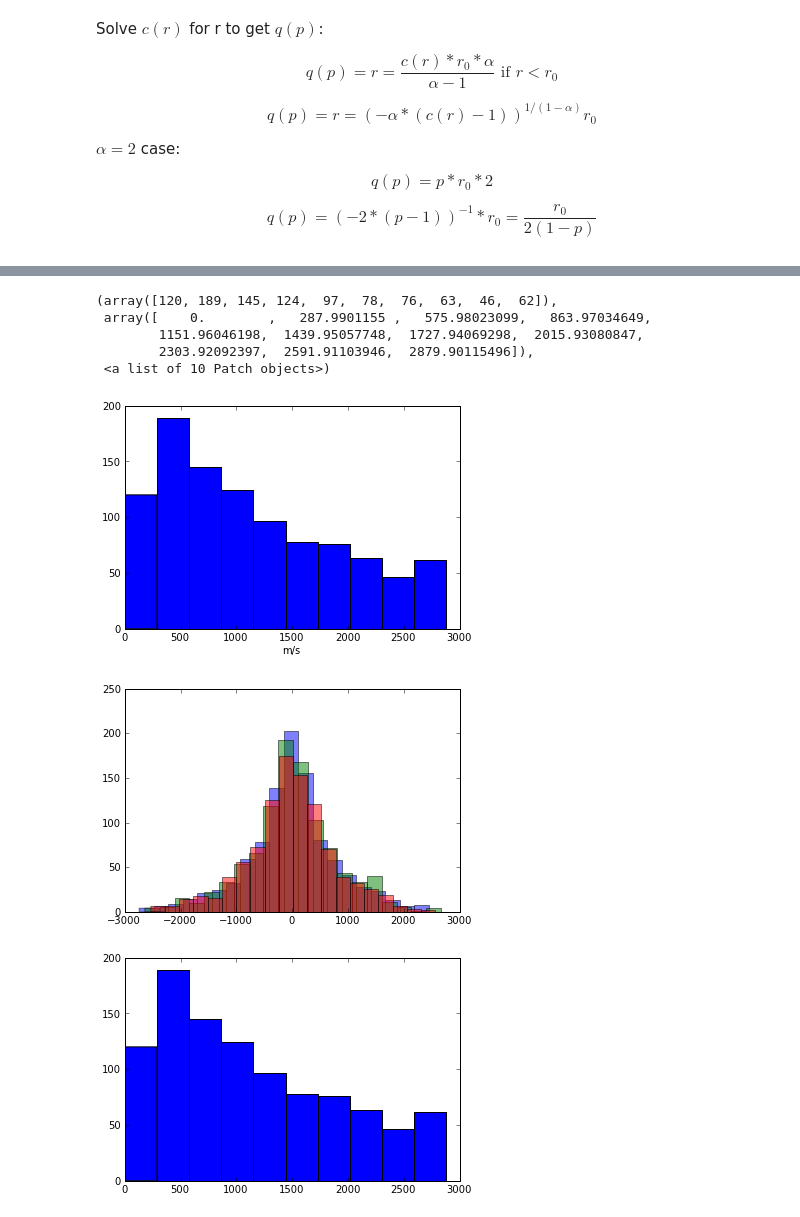
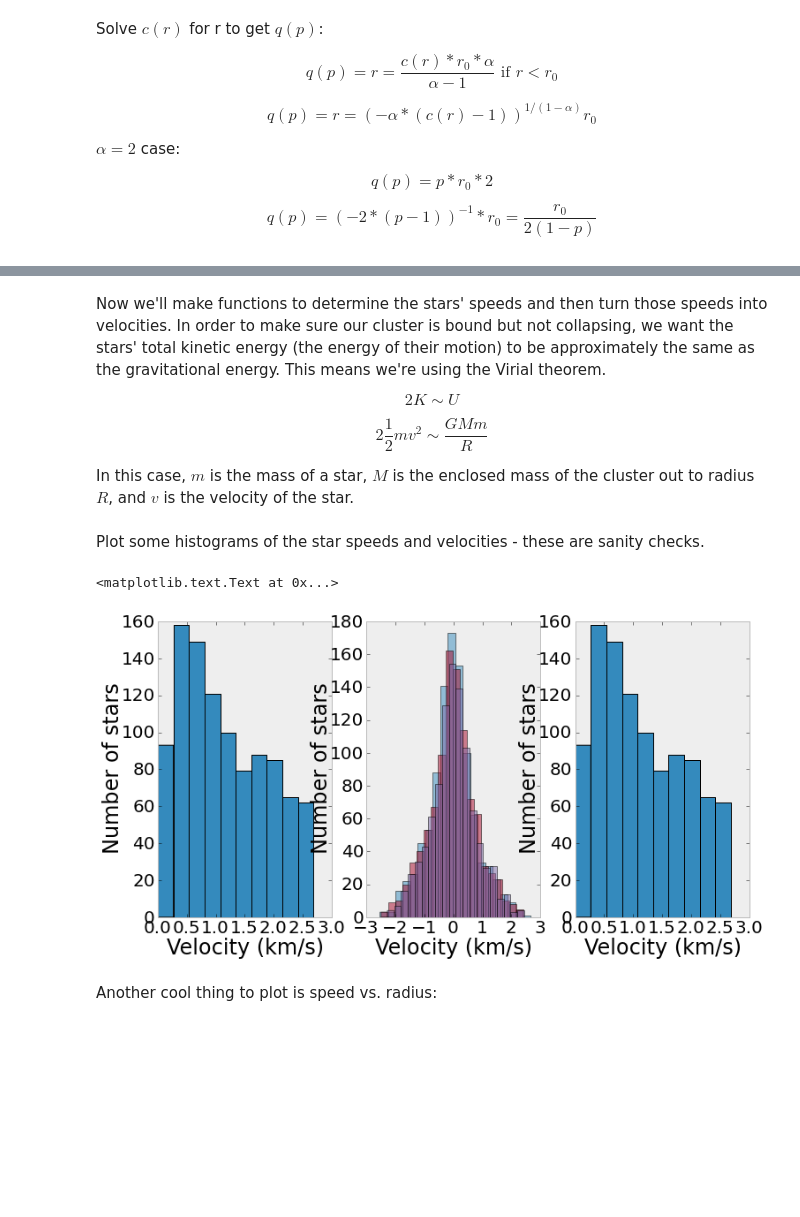
Before and after one commit to hongliliu/astr2600_notebooks, a Jupyter notebook: SamplingFromDistributions.ipynb, the cells around one changed output, grey strips where cells are left out. Cells and saved outputs as stored; diff of their text form; code cells hidden in the pictures; blank space fills up the shorter version.

```diff
--- a/SamplingFromDistributions.ipynb
+++ b/SamplingFromDistributions.ipynb
@@ -20,0 +123,9 @@ print x[np.searchsorted(c_normal(x),0.5)]
+# %%
+# make our "x-array" go from -3-sigma to 3-sigma
+x = linspace(-3,3,1000)
+# compute the CDF
+cdf = c_normal(x)
+# Hunt for our p-value
+p = 0.85
+a = np.searchsorted(cdf,p)
+print "For probability p=%f, the index is %i, and the score is %f" % (p,a,x[a])
@@ -136,9 +302,7 @@ figure(1); clf()
 figure(2); clf()
 for ii in xrange(10):
     r = np.random.rand(1000)
-    figure(1)
+    figure(1); xlabel("Radius"); ylabel("Number of Stars")
     hist(q_cluster(r,alpha=3),bins=linspace(0,100),log=True,alpha=0.3)
-    figure(2)
-    hist(r,bins=linspace(0,1,50),alpha=0.3)
     print "rmax: ",r.max()," q(rmax): ",q_cluster(r.max())," c(q(rmax)): ",c_cluster(q_cluster(r.max()))
 # %% [output]
@@ -157,5 +321,6 @@ rmax:  0.999567075469  q(rmax):  1154.93570832  c(q(rmax)):  0.999567075469
 # %%
 def rand_xyz(r):
+    """This function takes a scalar random variable and turns it into a 3D random vector"""
     randx,randy,randz = rand(r.size)*2-1,rand(r.size)*2-1,rand(r.size)*2-1
     norm = (randx**2+randy**2+randz**2)**0.5
     randx = randx/norm * r
@@ -195,6 +366,15 @@ def star_velocity(enclosed_mass, radius, starmass=1.):
 # %%
-star_masses = 10**np.random.randn(1000) * 2e30
-star_radii = (cluster3x**2+cluster3y**2+cluster3z**2)**0.5 * 3.08e16
+x_randn = np.random.randn(1000)
+star_masses = 10**x_randn * 2e30 # in kilograms
+star_radii = cluster3_r * 3.08e16 # in meters
+# %% [markdown]
+Now we'll make functions to determine the stars' speeds and then turn those speeds into velocities.  In order to make sure our cluster is bound but not collapsing, we want the stars' total kinetic energy (the energy of their motion) to be approximately the same as the gravitational energy.  This means we're using the Virial theorem.
+
+$$2K \sim U$$
+
+$$2 \frac{1}{2} m v^2 \sim \frac{G M m}{R}$$
+
+In this case, $m$ is the mass of a star, $M$ is the enclosed mass of the cluster out to radius $R$, and $v$ is the velocity of the star.
 # %%
 def star_speeds(star_masses,star_radii):
     sortarr = np.argsort(star_radii)
@@ -219,22 +399,22 @@ def star_velocities(speeds):
 # %%
 speeds = star_speeds(star_masses,star_radii)
 velocities = star_velocities(speeds)
+# %% [markdown]
+Plot some histograms of the star speeds and velocities - these are sanity checks.
 # %%
-figure(1); clf()
-hist(speeds)
-xlabel("m/s")
-figure(2); clf()
-hist(velocities[0],alpha=0.5,bins=20)
-hist(velocities[1],alpha=0.5,bins=20)
-hist(velocities[2],alpha=0.5,bins=20)
-figure(3); clf()
-hist(np.sum(np.array(velocities)**2,axis=0)**0.5)
+figure(figsize=[12,6]); clf(); subplot(131)
+hist(speeds/1e3)
+xlabel("Velocity (km/s)"); ylabel("Number of stars")
+subplot(132)
+hist(velocities[0]/1e3,alpha=0.5,bins=20)
+hist(velocities[1]/1e3,alpha=0.5,bins=20)
+hist(velocities[2]/1e3,alpha=0.5,bins=20)
+xlabel("Velocity (km/s)"); ylabel("Number of stars")
+subplot(133)
+hist(np.sum(np.array(velocities)**2,axis=0)**0.5/1e3)
+xlabel("Velocity (km/s)"); ylabel("Number of stars")
 # %% [output]
-(array([120, 189, 145, 124,  97,  78,  76,  63,  46,  62]),
- array([    0.        ,   287.9901155 ,   575.98023099,   863.97034649,
-        1151.96046198,  1439.95057748,  1727.94069298,  2015.93080847,
-        2303.92092397,  2591.91103946,  2879.90115496]),
- <a list of 10 Patch objects>)
+<matplotlib.text.Text at 0x...>
-[figure, old version]
+[figure, new version]
-[figure, removed]
-[figure, removed]
+# %% [markdown]
+Another cool thing to plot is speed vs. radius:
```
Also changed, not shown: parts of 51 cells of this notebook.
